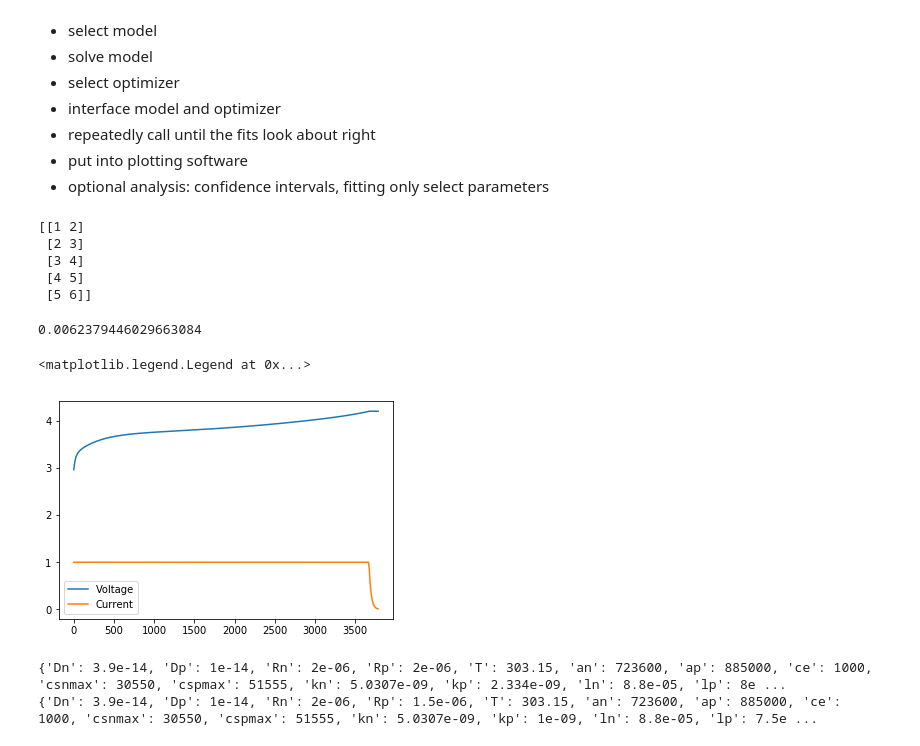
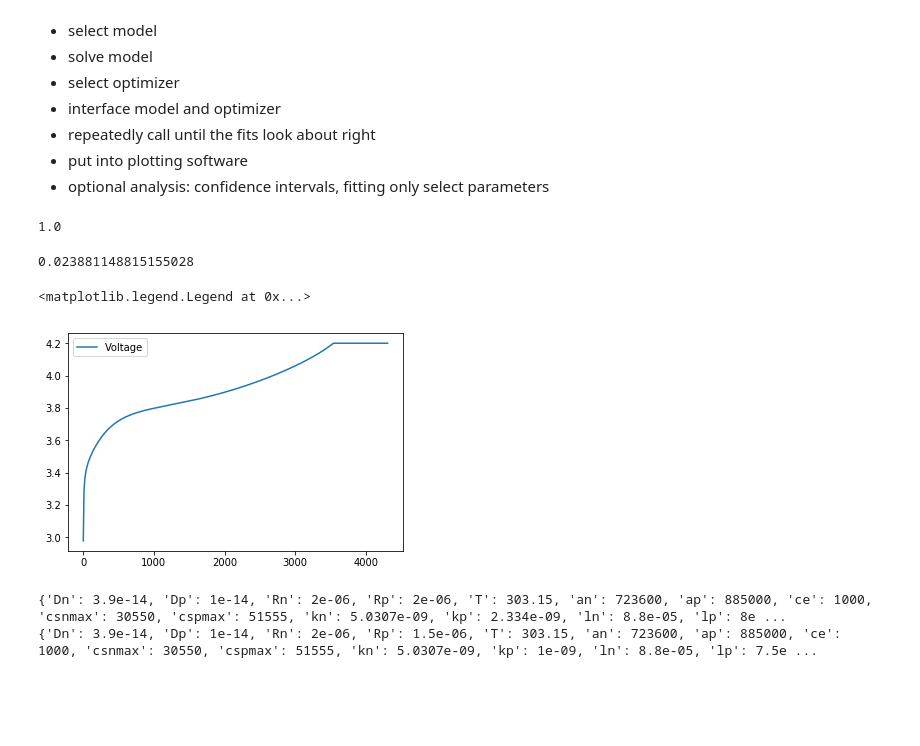
Before and after one commit to nealde/Ampere, a Jupyter notebook: Batt500_demo.ipynb, the cells around one changed output. Drawn from its saved outputs; the diff is of its cells as text; code cells hidden in the pictures; blank space fills up the shorter version.

```diff
--- a/Batt500_demo.ipynb
+++ b/Batt500_demo.ipynb
@@ -59,7 +59,7 @@ labels = ['Dn','Dp','Rn','Rp','T','an','ap','ce','csnmax','cspmax','kn','kp','ln
 values = [3.9e-14, 1e-14, 2e-6, 2e-6, 303.15, 723600, 885000, 1000, 30555, 51555, 5.0307e-9, 2.334e-9, 88e-6, 80e-6]
 p1 = dict(zip(labels, values))
 
-spm1 = SingleParticle()
+spm1 = SingleParticleFDSEI()
 print(spm1.initial_parameters)
 # print(spm1.estimate_inds)
 # %% [output]
@@ -81,29 +81,34 @@ print(spm1.initial_parameters)
 # initial = [49503.0611, 305.605527, 49327.3985, 355.685791, 3.78436346, 0.786330739, 1.0]
 # input1 = np.concatenate([p,cc,tf])
 # print(input1.shape)
-a = np.array([1,2,3,4,5])
-b = np.array([2,3,4,5,6])
-c = np.concatenate([a.reshape(-1,1),b.reshape(-1,1)], axis=1)
-print(c)
+# a = np.array([1,2,3,4,5])
+# b = np.array([2,3,4,5,6])
+# c = np.concatenate([a.reshape(-1,1),b.reshape(-1,1)], axis=1)
+# print(c)
+
+# a = np.random.rand(15,20)
+# print(a[:,[-1,-2]])
+# print(a[:,[-2,-1]])
+# print(a[:,-1], a[:,-2])
+aa = [1e-14, 1e-14, 51555.0, 30555.0, 8e-05, 8.8e-05, 2e-06, 2e-06, 303.15, 1000.0, 885000.0, 723600.0, 0.026, 2100.0, 1.0, 2.334e-11, 8.307e-12, 1.5e-06, 30.0, 30.0, 1.0, 1]
+print(aa[20])
 # %% [output]
-[[1 2]
- [2 3]
- [3 4]
- [4 5]
- [5 6]]
+1.0
 # %%
 import time
 st = time.time()
 for i in range(500):
     data = spm1.charge(current=1.0, trim=True)
+# print(spm1.current_state)
+# data = spm1.discharge(current=1.0, trim=True, from_current_state=True)
 print((time.time()-st)/500)
 plt.plot(data[0], data[1], label = 'Voltage')
-plt.plot(data[0], data[2], label = 'Current')
+# plt.plot(data[0], data[2], label = 'Current')
 plt.legend()
 # %% [output]
-0.0062379446029663084
+0.023881148815155028
 <matplotlib.legend.Legend at 0x...>
-[figure, old version]
+[figure, new version]
 # %%
 # generate experimental data with some set of parameters
 
```
Also changed, not shown: parts of 4 cells of this notebook, 39 other files.
